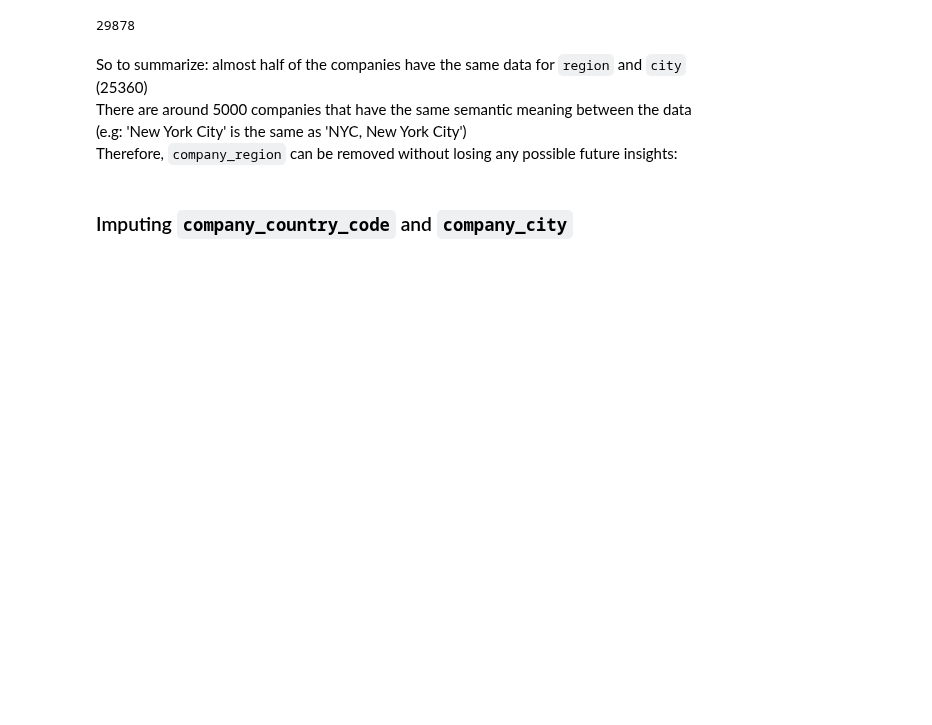
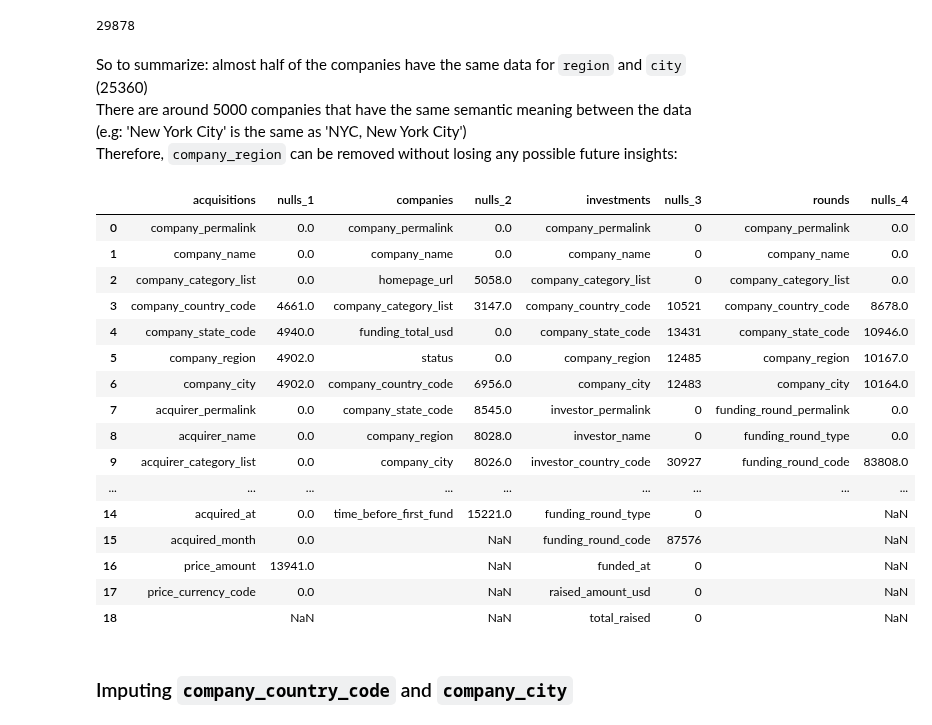
Before and after one commit to OdyAsh/StartupCompanies, a Jupyter notebook: Startup-Companies.ipynb, the cells around one changed output. Drawn from its saved outputs; the diff is of its cells as text; code cells hidden in the pictures; blank space fills up the shorter version.

Commit message:
checkingFarahNullsAndPuttingAishaStuff

```diff
--- a/Startup-Companies.ipynb
+++ b/Startup-Companies.ipynb
@@ -836,6 +837,31 @@ There are around 5000 companies that have the same semantic meaning between the
 Therefore, `company_region` can be removed without losing any possible future insights:
 # %%
 companies.drop('company_region', axis=1, inplace=True)
+# %%
+for df in dfAll:
+    nulls = df.isnull().sum()
+    cols = nulls[(nulls <= 100) & (nulls != 0)].index.tolist()
+    df.dropna(subset=cols, inplace=True)
+dfAllNulls = datasetsNulls(dfAll, lstCsvNames)
+dfAllNulls
+# %% [output]
+|  | acquisitions | nulls_1 | companies | nulls_2 | investments | nulls_3 | rounds | nulls_4 |
+| 0 | company_permalink | 0.0 | company_permalink | 0.0 | company_permalink | 0 | company_permalink | 0.0 |
+| 1 | company_name | 0.0 | company_name | 0.0 | company_name | 0 | company_name | 0.0 |
+| 2 | company_category_list | 0.0 | homepage_url | 5058.0 | company_category_list | 0 | company_category_list | 0.0 |
+| 3 | company_country_code | 4661.0 | company_category_list | 3147.0 | company_country_code | 10521 | company_country_code | 8678.0 |
+| 4 | company_state_code | 4940.0 | funding_total_usd | 0.0 | company_state_code | 13431 | company_state_code | 10946.0 |
+| 5 | company_region | 4902.0 | status | 0.0 | company_region | 12485 | company_region | 10167.0 |
+| 6 | company_city | 4902.0 | company_country_code | 6956.0 | company_city | 12483 | company_city | 10164.0 |
+| 7 | acquirer_permalink | 0.0 | company_state_code | 8545.0 | investor_permalink | 0 | funding_round_permalink | 0.0 |
+| 8 | acquirer_name | 0.0 | company_region | 8028.0 | investor_name | 0 | funding_round_type | 0.0 |
+| 9 | acquirer_category_list | 0.0 | company_city | 8026.0 | investor_country_code | 30927 | funding_round_code | 83808.0 |
+| ... | ... | ... | ... | ... | ... | ... | ... | ... |
+| 14 | acquired_at | 0.0 | time_before_first_fund | 15221.0 | funding_round_type | 0 |  | NaN |
+| 15 | acquired_month | 0.0 |  | NaN | funding_round_code | 87576 |  | NaN |
+| 16 | price_amount | 13941.0 |  | NaN | funded_at | 0 |  | NaN |
+| 17 | price_currency_code | 0.0 |  | NaN | raised_amount_usd | 0 |  | NaN |
+| 18 |  | NaN |  | NaN | total_raised | 0 |  | NaN |
 # %% [markdown]
 ### Imputing `company_country_code` and `company_city`
 # %% [markdown]
```
Also changed, not shown: parts of 8 cells of this notebook, 2 other files.
